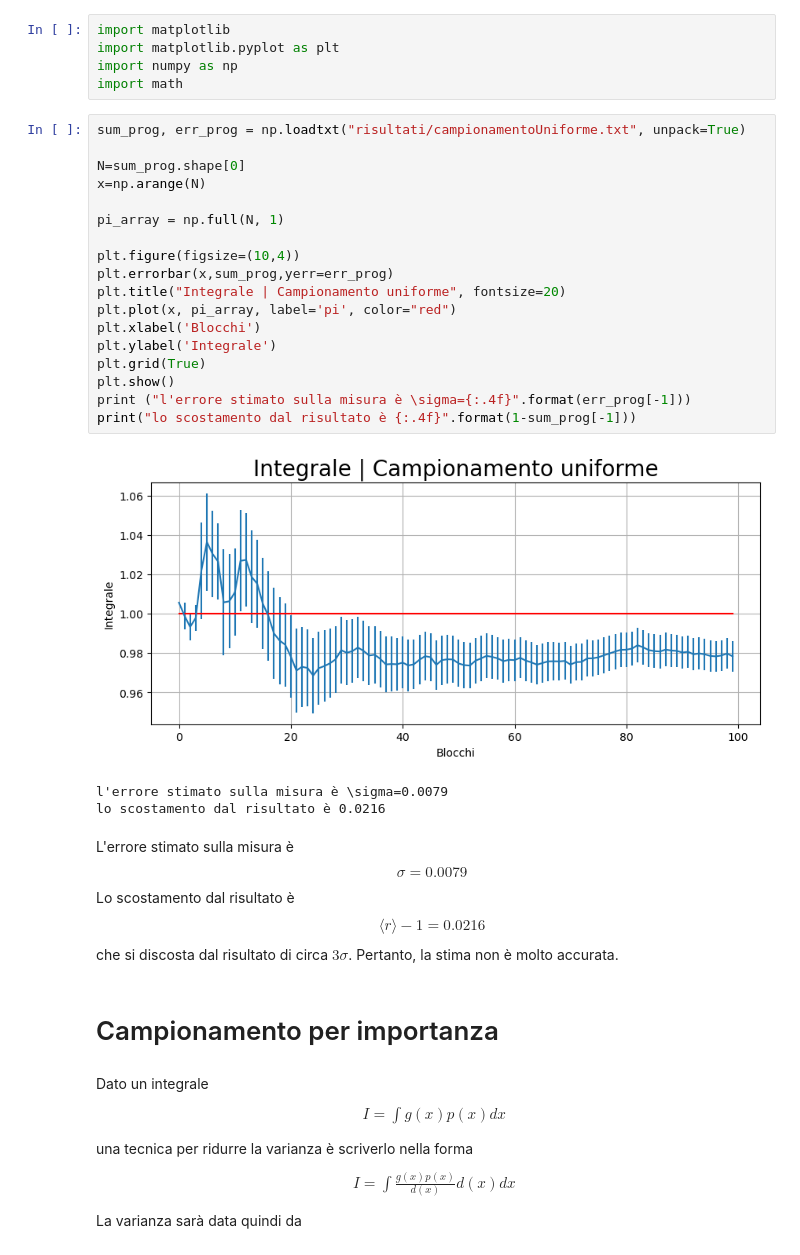
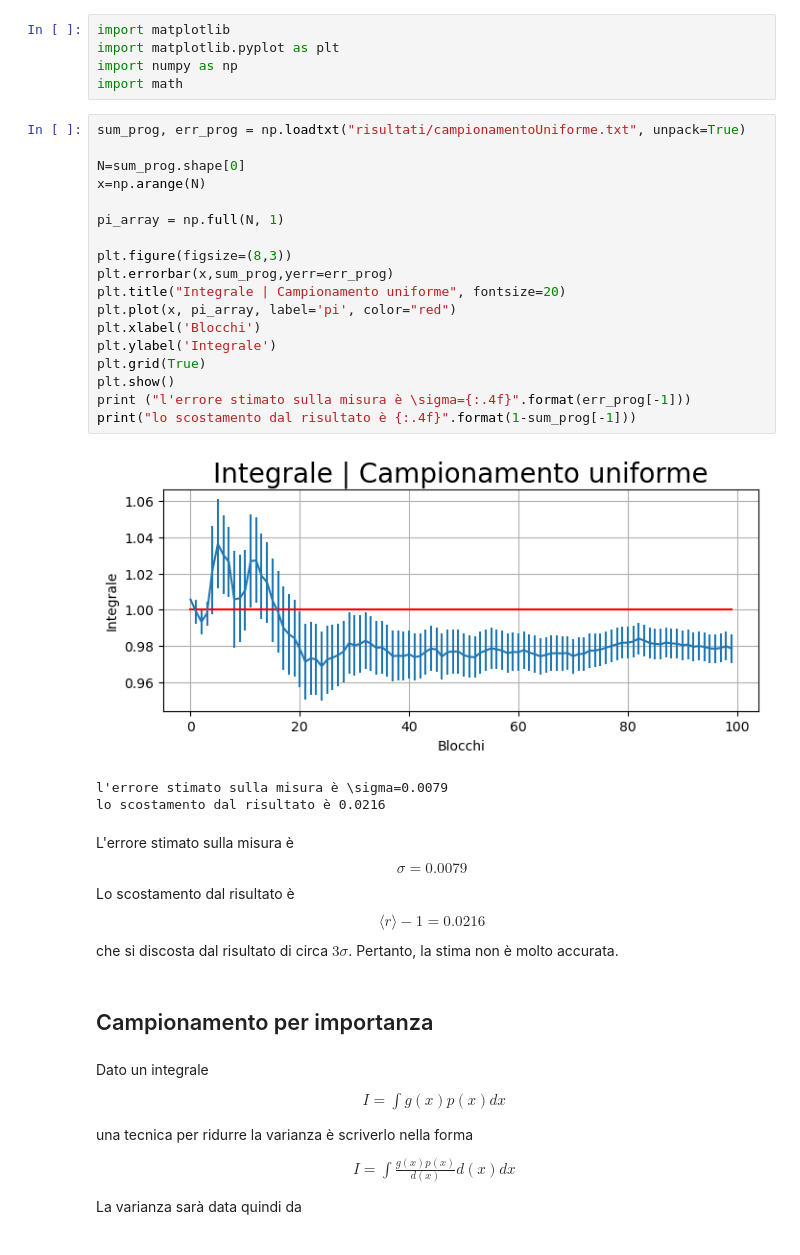
Before and after one commit to Daniele95/LSN, a Jupyter notebook: 2-randomwalk/esercitazione2.ipynb, the cells around one changed output. Cells and saved outputs as stored; diff of their text form.

```diff
--- a/2-randomwalk/esercitazione2.ipynb
+++ b/2-randomwalk/esercitazione2.ipynb
@@ -23,23 +25,23 @@ import math
 # %%
 sum_prog, err_prog = np.loadtxt("risultati/campionamentoUniforme.txt", unpack=True)
 
 N=sum_prog.shape[0]
 x=np.arange(N)
 
 pi_array = np.full(N, 1)
 
-plt.figure(figsize=(10,4))
+plt.figure(figsize=(8,3))
 plt.errorbar(x,sum_prog,yerr=err_prog)
 plt.title("Integrale | Campionamento uniforme", fontsize=20)
 plt.plot(x, pi_array, label='pi', color="red")
 plt.xlabel('Blocchi')
 plt.ylabel('Integrale')
 plt.grid(True)
 plt.show()
 print ("l'errore stimato sulla misura è \sigma={:.4f}".format(err_prog[-1]))
 print("lo scostamento dal risultato è {:.4f}".format(1-sum_prog[-1]))
 # %% [output]
-[figure, old version]
+[figure, new version]
 l'errore stimato sulla misura è \sigma=0.0079
 lo scostamento dal risultato è 0.0216
 # %% [markdown]
@@ -47,7 +49,7 @@ L'errore stimato sulla misura è
 $$\sigma=0.0079$$
 Lo scostamento dal risultato è $$\langle r\rangle -1=0.0216$$ che si discosta dal risultato di circa $3\sigma$. Pertanto, la stima non è molto accurata.
 # %% [markdown]
-# Campionamento per importanza
+## Campionamento per importanza
 # %% [markdown]
 Dato un integrale
 \begin{eqnarray}
```
Also changed, not shown: parts of 20 cells of this notebook, 1 other file.
